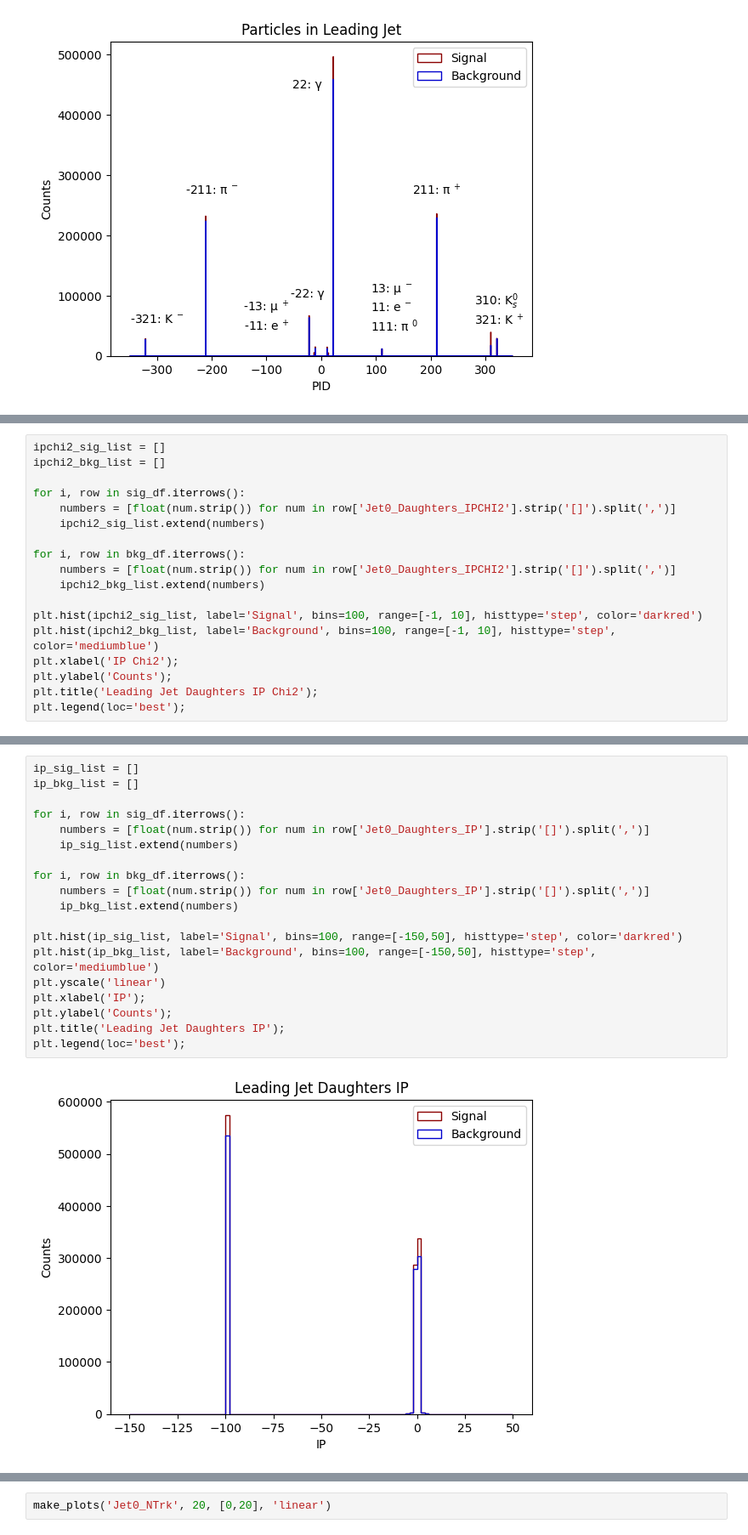
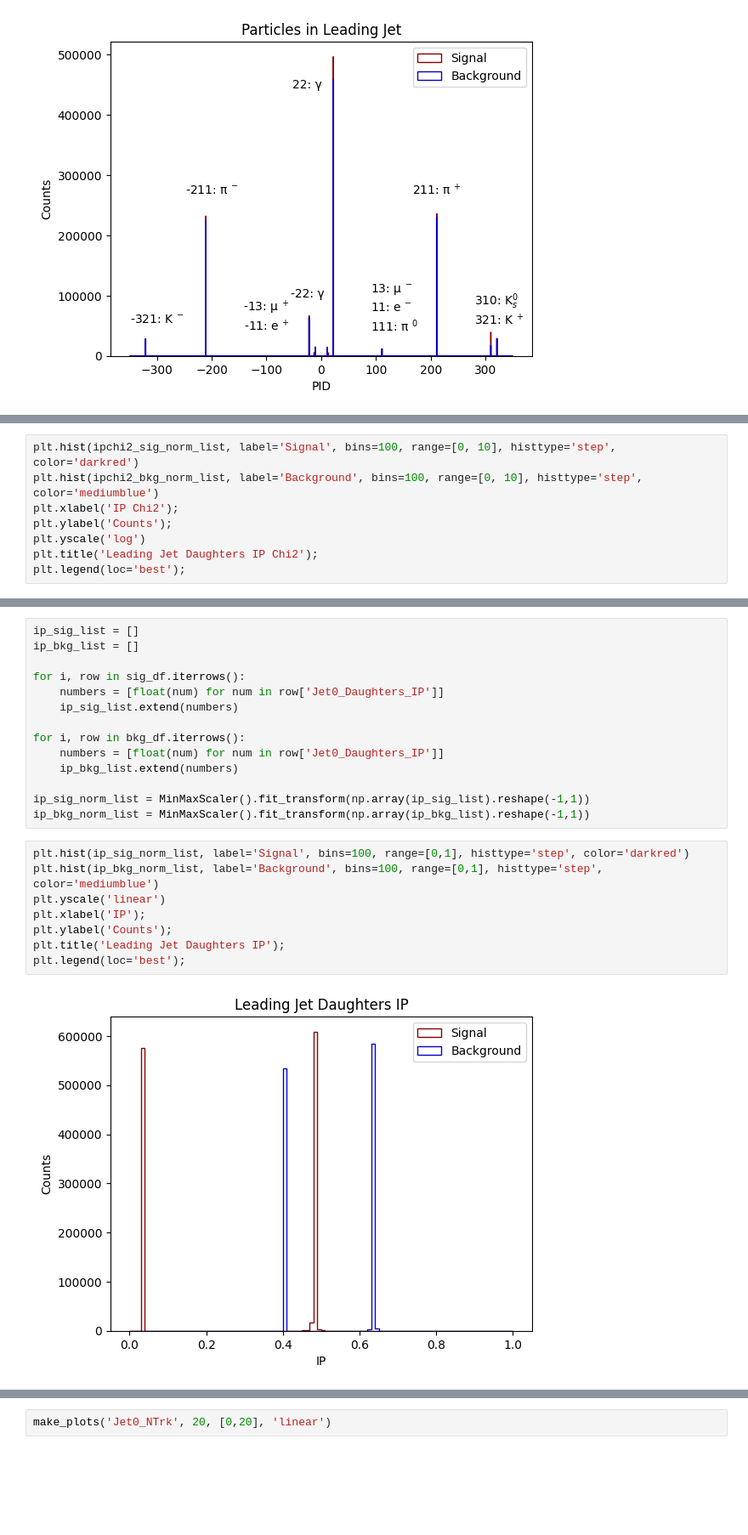
Before and after one commit to gpesticci/Jet-GNN, a Jupyter notebook: plots.ipynb, the cells around one changed output, grey strips where cells are left out. Shown at 85% size. Saved outputs shown, nothing was run; the diff lists cells and outputs as text; blank space fills up the shorter version.

```diff
--- a/plots.ipynb
+++ b/plots.ipynb
@@ -226,19 +272,9 @@ plt.legend(loc='best');
 # %%
-ipchi2_sig_list = []
-ipchi2_bkg_list = []
-
-for i, row in sig_df.iterrows():
-    numbers = [float(num.strip()) for num in row['Jet0_Daughters_IPCHI2'].strip('[]').split(',')]
-    ipchi2_sig_list.extend(numbers)
-
-for i, row in bkg_df.iterrows():
-    numbers = [float(num.strip()) for num in row['Jet0_Daughters_IPCHI2'].strip('[]').split(',')]
-    ipchi2_bkg_list.extend(numbers)
-
-plt.hist(ipchi2_sig_list, label='Signal', bins=100, range=[-1, 10], histtype='step', color='darkred')
-plt.hist(ipchi2_bkg_list, label='Background', bins=100, range=[-1, 10], histtype='step', color='mediumblue')
+plt.hist(ipchi2_sig_norm_list, label='Signal', bins=100, range=[0, 10], histtype='step', color='darkred')
+plt.hist(ipchi2_bkg_norm_list, label='Background', bins=100, range=[0, 10], histtype='step', color='mediumblue')
 plt.xlabel('IP Chi2');
 plt.ylabel('Counts');
+plt.yscale('log')
 plt.title('Leading Jet Daughters IP Chi2');
 plt.legend(loc='best');
 # %% [output]
@@ -246,21 +282,24 @@ plt.legend(loc='best');
+# %%
+ip_sig_list = []
+ip_bkg_list = []
+
+for i, row in sig_df.iterrows():
+    numbers = [float(num) for num in row['Jet0_Daughters_IP']]
+    ip_sig_list.extend(numbers)
+
+for i, row in bkg_df.iterrows():
+    numbers = [float(num) for num in row['Jet0_Daughters_IP']]
+    ip_bkg_list.extend(numbers)
+
+ip_sig_norm_list = MinMaxScaler().fit_transform(np.array(ip_sig_list).reshape(-1,1))
+ip_bkg_norm_list = MinMaxScaler().fit_transform(np.array(ip_bkg_list).reshape(-1,1))
 # %%
-ip_sig_list = []
-ip_bkg_list = []
-
-for i, row in sig_df.iterrows():
-    numbers = [float(num.strip()) for num in row['Jet0_Daughters_IP'].strip('[]').split(',')]
-    ip_sig_list.extend(numbers)
-
-for i, row in bkg_df.iterrows():
-    numbers = [float(num.strip()) for num in row['Jet0_Daughters_IP'].strip('[]').split(',')]
-    ip_bkg_list.extend(numbers)
-
-plt.hist(ip_sig_list, label='Signal', bins=100, range=[-150,50], histtype='step', color='darkred')
-plt.hist(ip_bkg_list, label='Background', bins=100, range=[-150,50], histtype='step', color='mediumblue')
+plt.hist(ip_sig_norm_list, label='Signal', bins=100, range=[0,1], histtype='step', color='darkred')
+plt.hist(ip_bkg_norm_list, label='Background', bins=100, range=[0,1], histtype='step', color='mediumblue')
 plt.yscale('linear')
 plt.xlabel('IP');
 plt.ylabel('Counts');
 plt.title('Leading Jet Daughters IP');
 plt.legend(loc='best');
 # %% [output]
-[figure, old version]
+[figure, new version]
```
Also changed, not shown: parts of 13 cells of this notebook, 1 other file.
